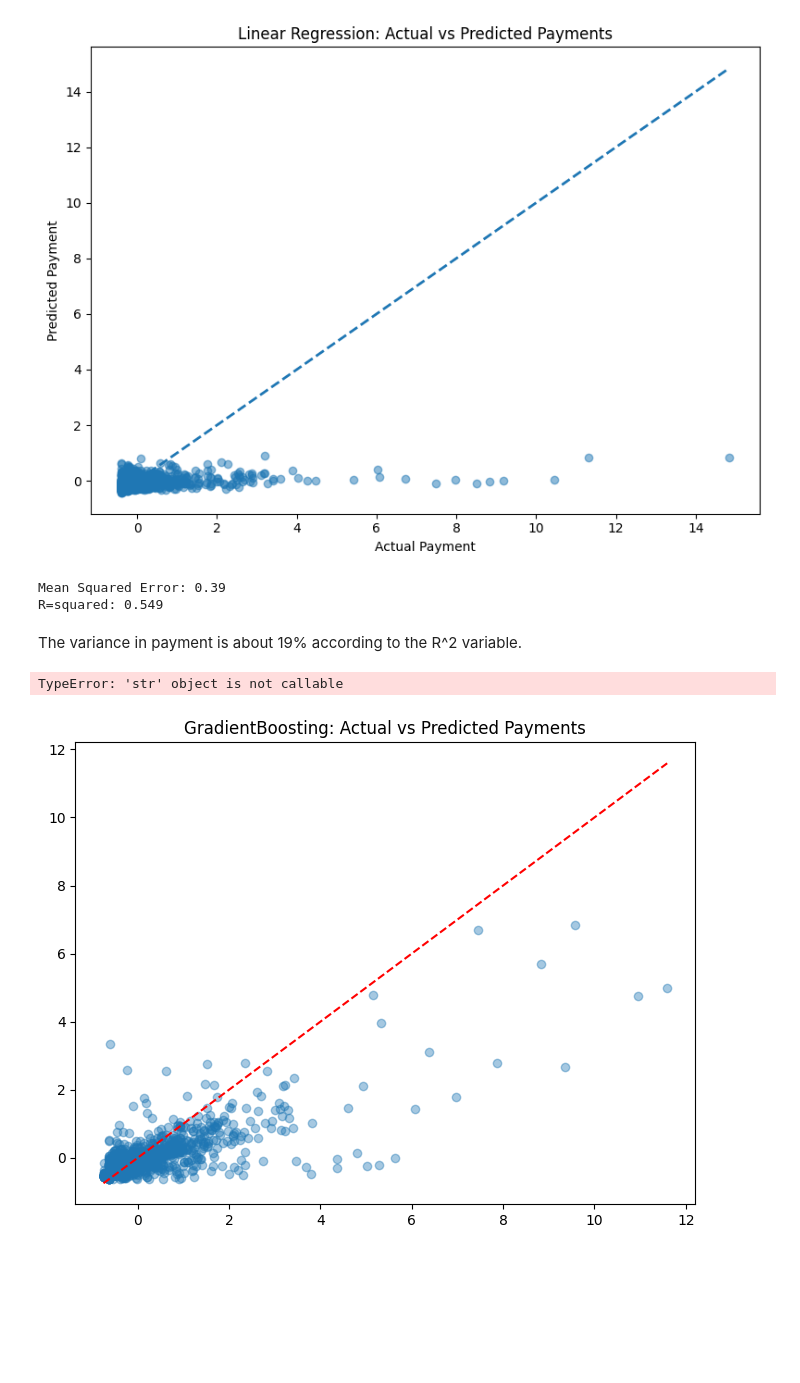
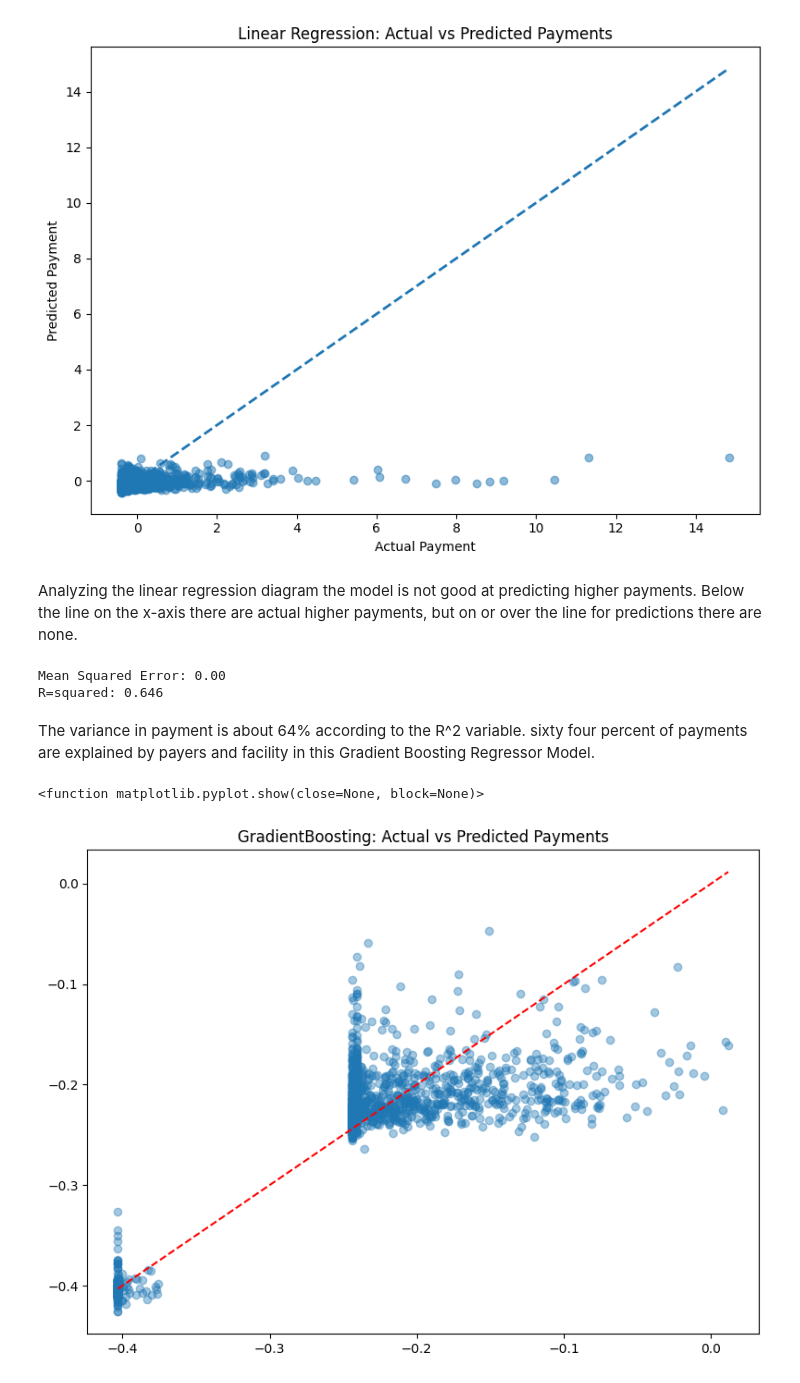
Before and after one commit to mha2112/Insurers, a Jupyter notebook: analysis.ipynb, the cells around one changed output. Cells and saved outputs as stored; diff of their text form; code cells hidden in the pictures; blank space fills up the shorter version.

```diff
--- a/analysis.ipynb
+++ b/analysis.ipynb
@@ -735,32 +749,30 @@ plt.show
 # %% [output]
 <function matplotlib.pyplot.show(close=None, block=None)>
 [figure]
+# %% [markdown]
+Analyzing the linear regression diagram the model is not good at predicting higher payments.  Below the line on the x-axis there are actual higher payments, but on or over the line for predictions there are none.
 # %%
-#not a great line, low R^2 number, changing to random forest
-
-#balance facility and payer
-top_ICD10_month['payment_model'] = top_ICD10_month.groupby(['facility', 'payer'])['payment'].transform(lambda x: (x - x.mean())/ x.std())
+#not a great line, low R^2 number, changing to GradientBoost model
 
 #clean outliers beacuse the prediction is not good with higher numbers
-q99 = top_ICD10_month['payment'].quantile(0.99)
-top_ICD10_month = top_ICD10_month[top_ICD10_month['payment'] <= q99]
+q75 = top_ICD10_month['payment'].quantile(0.75)
+top_ICD10_month = top_ICD10_month[top_ICD10_month['payment'] <= q75]
 # %%
-#Random forest model changed to GradientBoost model
+#Model for GradientBoostRegressor
 X = pd.get_dummies(top_ICD10_month[['facility', 'payer', 'ICD10', 'month']], drop_first=True)
-y = np.log1p(top_ICD10_month['payment_model'])
-
+y = np.log1p(top_ICD10_month['payment_normalized'])
 
 #split into training sets
 X_train, X_test, y_train, y_test = train_test_split(X, y, test_size=0.2, random_state=42)
 
 #Random forest model
-gb = GradientBoostingRegressor(n_estimators=300, learning_rate=0.05, random_state=42)
+gb = GradientBoostingRegressor(n_estimators=300, learning_rate=0.5, random_state=42, max_depth=3)
 
 #fit model
 gb.fit(X_train, y_train)
 
 #predict the model
-y_pred_log = rf.predict(X_test)
+y_pred_log = gb.predict(X_test)
 y_pred = np.expm1(y_pred_log)
 y_true = np.expm1(y_test)
 
@@ -771,23 +783,23 @@ r2 = r2_score(y_true, y_pred)
 print(f'Mean Squared Error: {mse:,.2f}')
 print(f'R=squared: {r2:.3f}')
 # %% [output]
-Mean Squared Error: 0.39
-R=squared: 0.549
+Mean Squared Error: 0.00
+R=squared: 0.646
 # %% [markdown]
-The variance in payment is about 19% according to the R^2 variable.
+The variance in payment is about 64% according to the R^2 variable. sixty four percent of payments are explained by payers and facility in this Gradient Boosting Regressor Model.
 # %%
 #Visual for gradient boosting model
 plt.figure(figsize=(8,6))
 plt.scatter(y_true, y_pred, alpha=0.4)
 plt.plot([y_true.min(), y_true.max()], [y_true.min(), y_true.max()], 'r--')
 
 #parameters of regression line
 plt.title('GradientBoosting: Actual vs Predicted Payments')
-plt.xlabel("Actual Payment")
-plt.ylabel('Predicted Payment')
+#plt.xlabel("Actual Payment")
+#plt.ylabel('Predicted Payment')
 
 plt.tight_layout()
 plt.show
 # %% [output]
-TypeError: 'str' object is not callable
+<function matplotlib.pyplot.show(close=None, block=None)>
-[figure, old version]
+[figure, new version]
```
Also changed, not shown: parts of 17 cells of this notebook, 3 other files.
